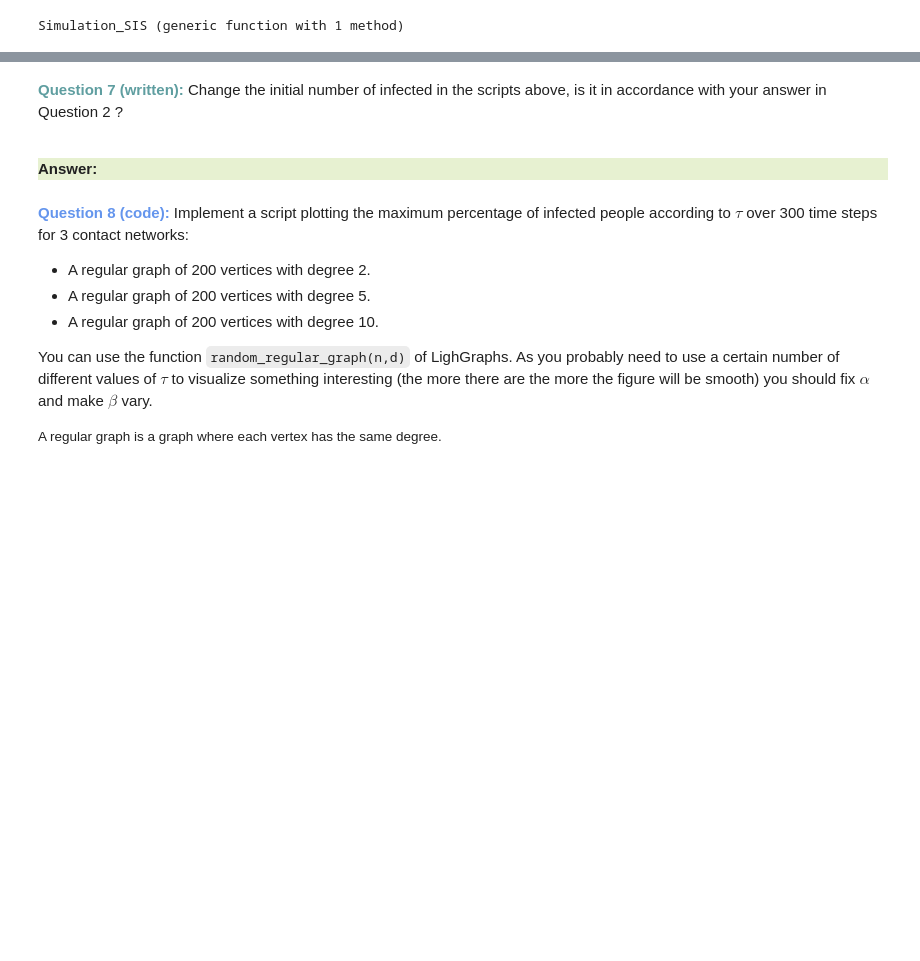
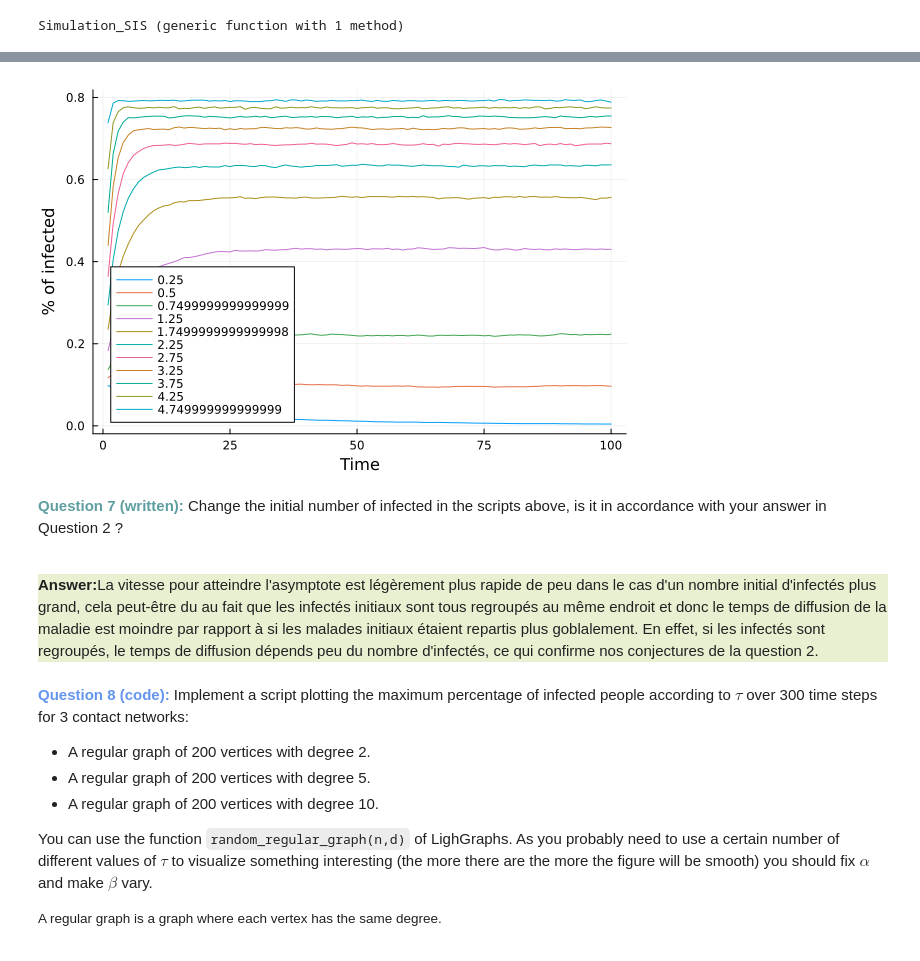
Before and after one commit to MarinFranot/projet_graphes, a Jupyter notebook: Projet Graphes 2022-2023.ipynb, the cells around one changed output, grey strips where cells are left out. Cells and saved outputs as stored; diff of their text form; code cells hidden in the pictures; blank space fills up the shorter version.

```diff
--- a/Projet Graphes 2022-2023.ipynb
+++ b/Projet Graphes 2022-2023.ipynb
@@ -374,11 +384,12 @@ Plots.plot(predictions, label=taus',xlabel="Time",ylabel="% of infected")
 # %%
 # Same as before but applied on toulouse_neigh. May be a bit long to run.
 betas = [0.05,0.1,0.15,0.25,0.35,0.45,0.55,0.65,0.75,0.85,0.95]
 alphas = [0.2,0.2,0.2,0.2,0.2,0.2,0.2,0.2,0.2,0.2,0.2]
-
-predictions, taus = Simulation_SIS(toulouse_neigh,100,betas,alphas,1000,100)
+predictions, taus = Simulation_SIS(toulouse_neigh,100,betas,alphas,100,100)
 
 Plots.plot(predictions, label=taus',xlabel="Time",ylabel="% of infected")
+# %% [output]
+[figure, added]
 # %% [markdown]
 <div style="width:75%;margin:0 auto;">
 
@@ -386,7 +397,7 @@ Plots.plot(predictions, label=taus',xlabel="Time",ylabel="% of infected")
 
 <br>
 
-<div style="background-color:#E7F1D1"> <strong>Answer:</strong></div>
+<div style="background-color:#E7F1D1"> <strong>Answer:</strong>La vitesse pour atteindre l'asymptote est légèrement plus rapide de peu dans le cas d'un nombre initial d'infectés plus grand, cela peut-être du au fait que les infectés initiaux sont tous regroupés au même endroit et donc le temps de diffusion de la maladie est moindre par rapport à si les malades initiaux étaient repartis plus goblalement. En effet, si les infectés sont regroupés, le temps de diffusion dépends peu du nombre d'infectés, ce qui confirme nos conjectures de la question 2.</div>
 # %%
 # Change the initial number of infected
 # %% [markdown]
```
Also changed, not shown: parts of 27 cells of this notebook.
